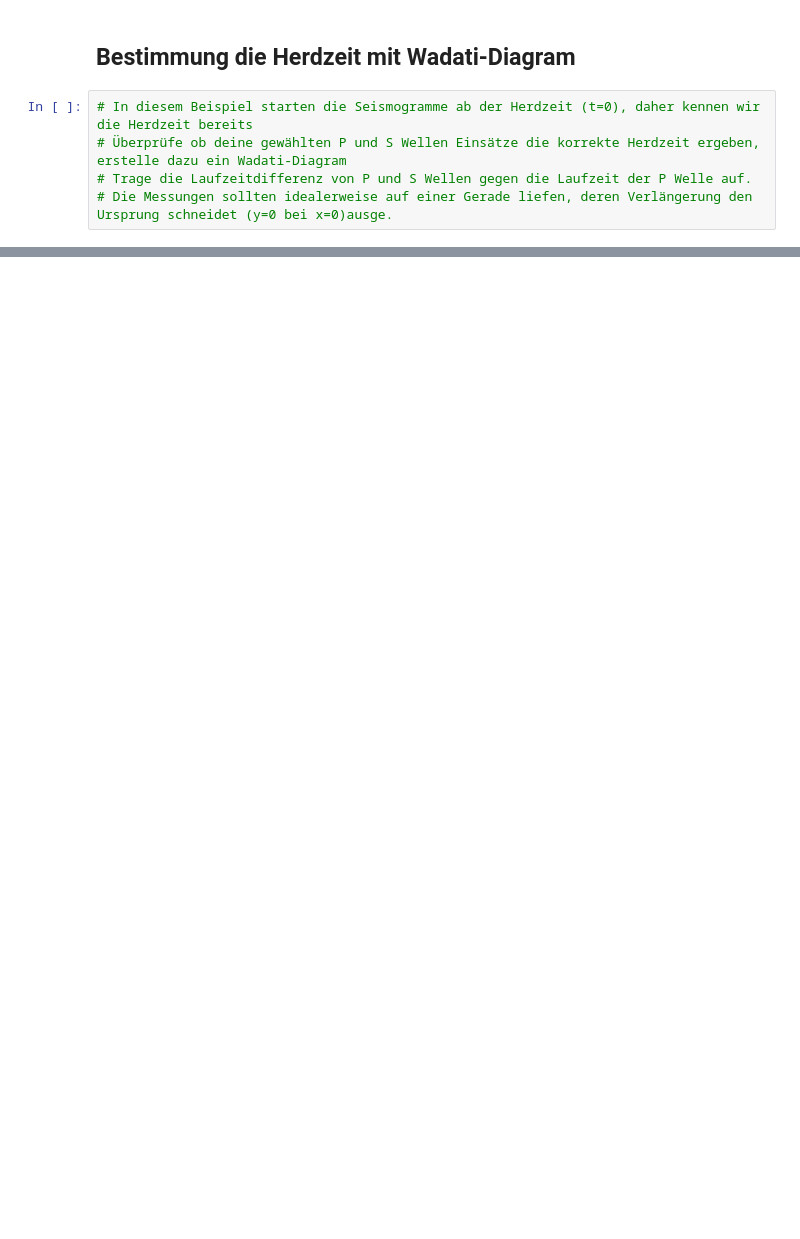
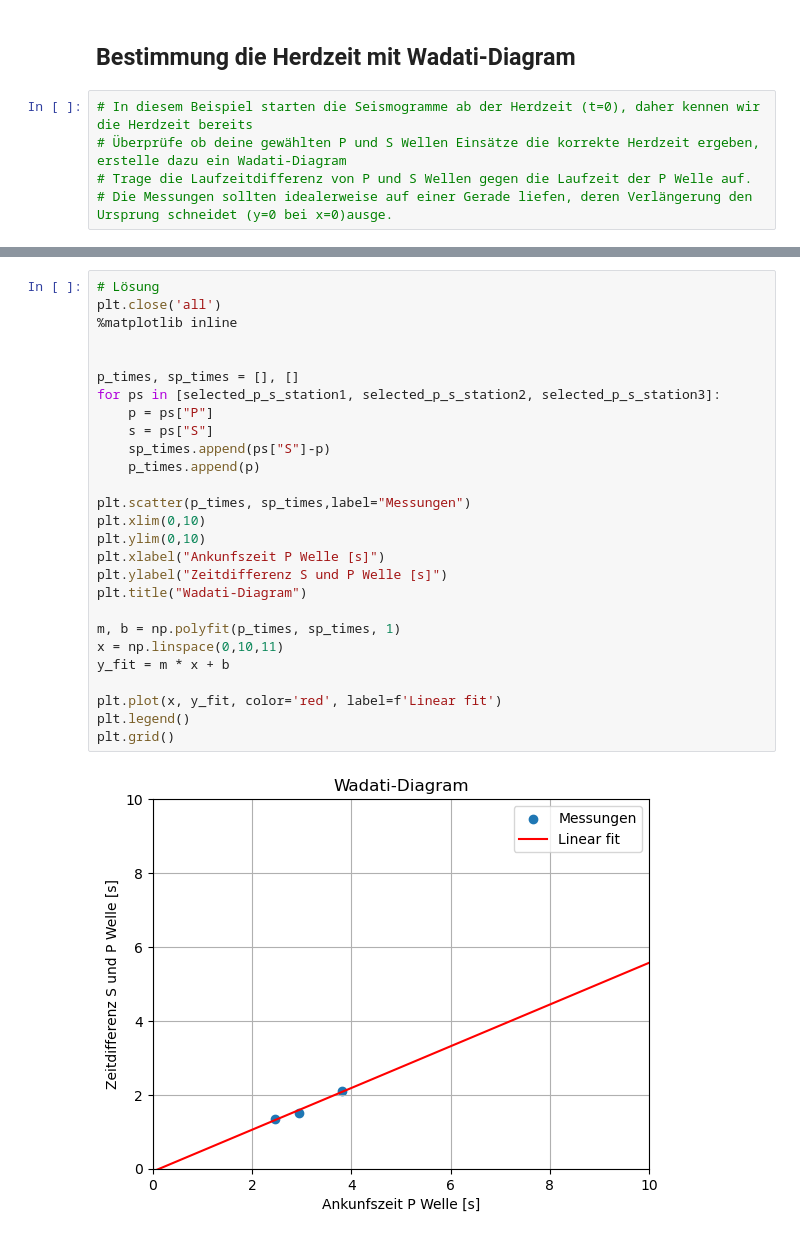
Before and after one commit to niko-d/test_setup, a Jupyter notebook: notebooks/ErdbebenLokalisierung.ipynb, the cells around one changed output, grey strips where cells are left out. Cells and saved outputs as stored; diff of their text form; blank space fills up the shorter version.

```diff
--- a/notebooks/ErdbebenLokalisierung.ipynb
+++ b/notebooks/ErdbebenLokalisierung.ipynb
@@ -276,3 +332,32 @@ y_fit = m * x + b
 plt.plot(x, y_fit, color='red', label=f'Linear fit')
 plt.legend()
 plt.grid()
+# %%
+# Lösung
+plt.close('all')
+%matplotlib inline
+
+
+p_times, sp_times = [], []
+for ps in [selected_p_s_station1, selected_p_s_station2, selected_p_s_station3]:
+    p = ps["P"]
+    s = ps["S"]
+    sp_times.append(ps["S"]-p)
+    p_times.append(p)
+
+plt.scatter(p_times, sp_times,label="Messungen")
+plt.xlim(0,10)
+plt.ylim(0,10)
+plt.xlabel("Ankunfszeit P Welle [s]")
+plt.ylabel("Zeitdifferenz S und P Welle [s]")
+plt.title("Wadati-Diagram")
+
+m, b = np.polyfit(p_times, sp_times, 1)
+x = np.linspace(0,10,11)
+y_fit = m * x + b
+
+plt.plot(x, y_fit, color='red', label=f'Linear fit')
+plt.legend()
+plt.grid()
+# %% [output]
+[figure, added]
```
Also changed, not shown: parts of 15 cells of this notebook, 1 other file.
